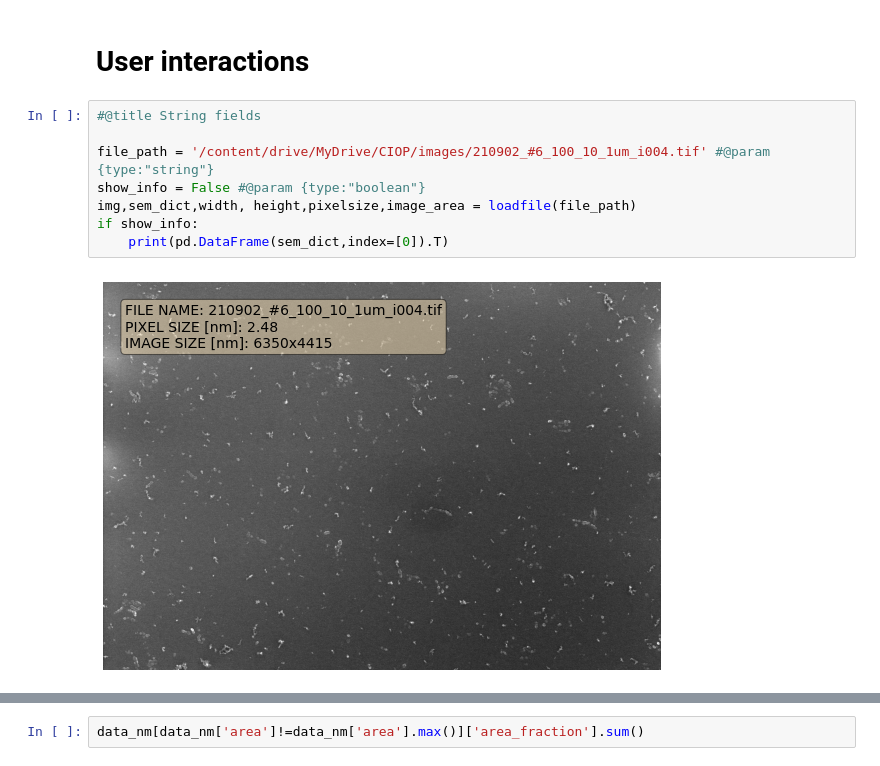
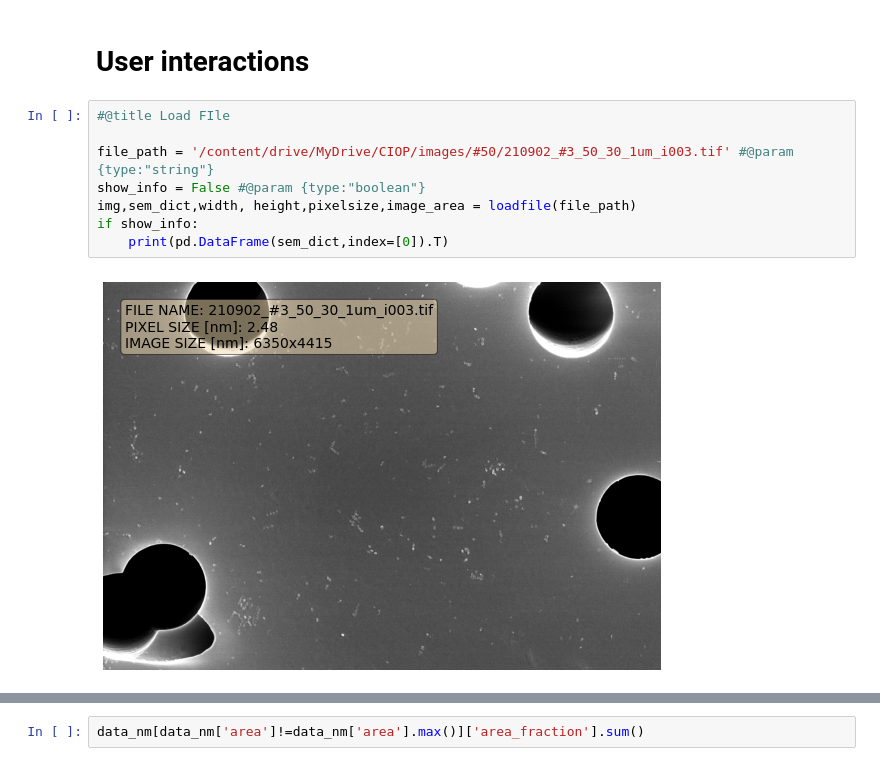
Before and after one commit to kozz84/Image-analysis, a Jupyter notebook: Image_analysis_4.ipynb, the cells around one changed output, grey strips where cells are left out. Drawn from its saved outputs; the diff is of its cells as text.

```diff
--- a/Image_analysis_4.ipynb
+++ b/Image_analysis_4.ipynb
@@ -291,13 +309,13 @@ def quick_label_img():
 # %% [markdown]
 # User interactions
 # %%
-#@title String fields
+#@title Load FIle
 
-file_path = '/content/drive/MyDrive/CIOP/images/210902_#6_100_10_1um_i004.tif' #@param {type:"string"}
+file_path = '/content/drive/MyDrive/CIOP/images/#50/210902_#3_50_30_1um_i003.tif' #@param {type:"string"}
 show_info = False #@param {type:"boolean"}
 img,sem_dict,width, height,pixelsize,image_area = loadfile(file_path)
 if show_info:
     print(pd.DataFrame(sem_dict,index=[0]).T)
 # %% [output]
-[figure, old version]
+[figure, new version]
 # %%
```
Also changed, not shown: parts of 22 cells of this notebook.
